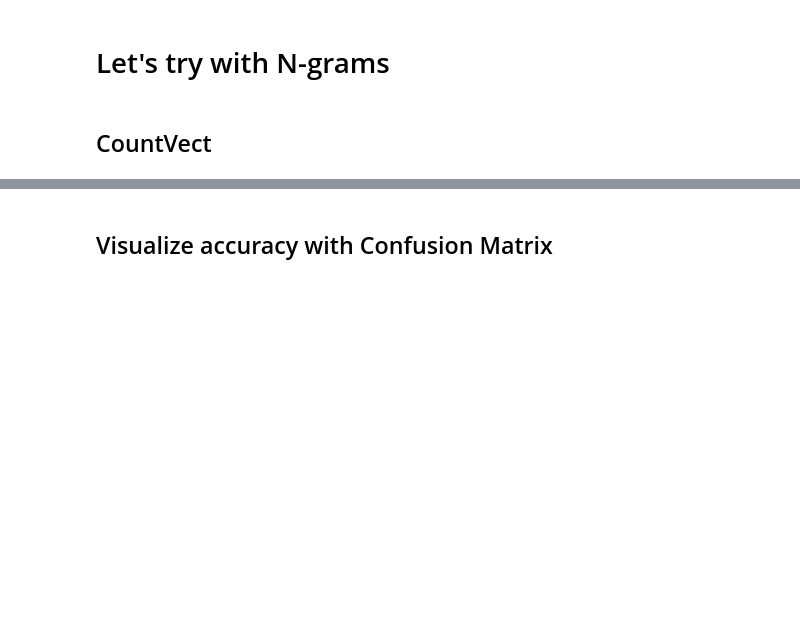
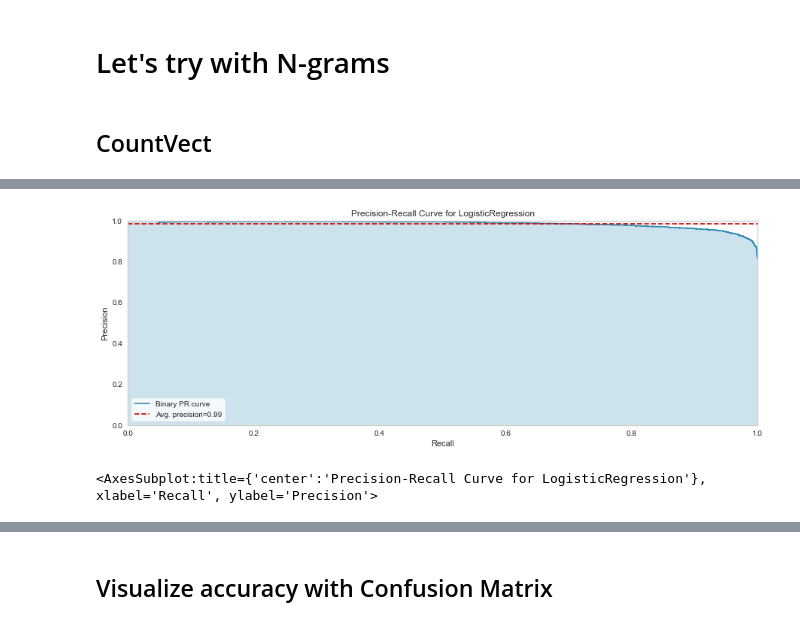
Before and after one commit to KierraDangerfield/Springboard, a Jupyter notebook: Capstone 3 Airline Sentiment Analysis/Notebooks/3 Sentiment Analysis Modeling.ipynb, the cells around one changed output, grey strips where cells are left out. Drawn from its saved outputs; the diff is of its cells as text; code cells hidden in the pictures; blank space fills up the shorter version.

```diff
--- a/Capstone 3 Airline Sentiment Analysis/Notebooks/3 Sentiment Analysis Modeling.ipynb
+++ b/Capstone 3 Airline Sentiment Analysis/Notebooks/3 Sentiment Analysis Modeling.ipynb
@@ -468,7 +478,7 @@ X = cv.fit_transform(tweets['text'])
 y = tweets['airline_sentiment']
 X_train, X_test, y_train, y_test = train_test_split(X, y, test_size=.30, random_state=0)
 
-lr2 = LogisticRegression(max_iter=1000, C=10).fit(X_train, y_train)
+lr2 = LogisticRegression(max_iter=1000, C=1).fit(X_train, y_train)
 
 ### Print accuracy ###
 print("Logistic Regression Accuracy: %0.2f%%" % (100 * lr2.score(X_test, y_test)))
@@ -575,0 +554,10 @@ weighted avg       0.91      0.91      0.90      3463
+# %%
+from yellowbrick.classifier import PrecisionRecallCurve, DiscriminationThreshold
+fig, ax = plt.subplots(figsize=(15,5))
+viz = PrecisionRecallCurve(lr2)
+viz.fit(X_train, y_train)
+viz.score(X_test, y_test)
+viz.show()
+# %% [output]
+[figure, added]
+<AxesSubplot:title={'center':'Precision-Recall Curve for LogisticRegression'}, xlabel='Recall', ylabel='Precision'>
```
Also changed, not shown: parts of 45 cells of this notebook.
